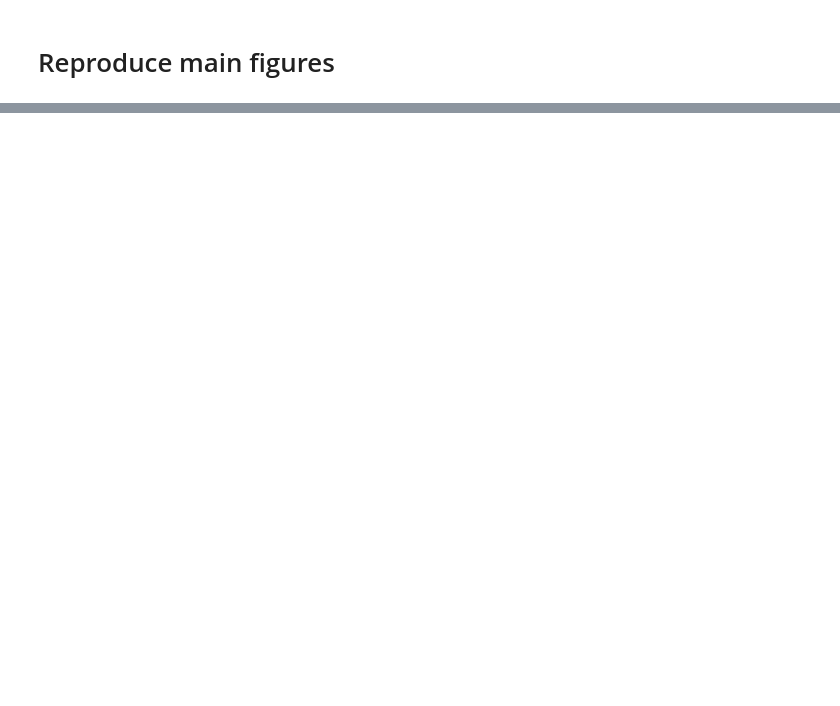
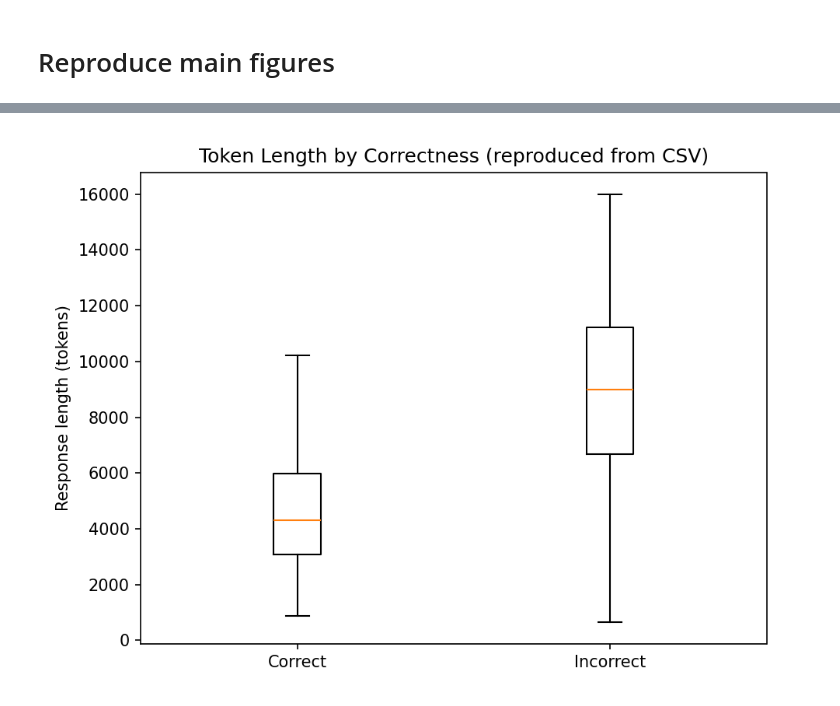
Before and after one commit to zacksifakis/task-hardness-analysis, a Jupyter notebook: notebooks/reproduce.ipynb, the cells around one changed output, grey strips where cells are left out. Cells and saved outputs as stored; diff of their text form; code cells hidden in the pictures; blank space fills up the shorter version.

Commit message:
Week01: notebooks + figures + results_artifacts/week01_qstrict_cap8 (QC+cap=8)

```diff
--- a/notebooks/reproduce.ipynb
+++ b/notebooks/reproduce.ipynb
@@ -8,0 +131,87 @@ Done. See: reports/week01/summary.md
+# %%
+# Reproduce key figures from CSV and DISPLAY them inline.
+# If matplotlib isn't available, show the pre-rendered PNGs from REPORT_DIR.
+
+from IPython.display import Image, Markdown
+
+if plt is None:
+    display(Markdown("> Matplotlib not available here — showing images rendered during the clean run."))
+    for p in ["tok_len_boxplot.png", "mean_nlp_hist_correct.png", "mean_nlp_hist_incorrect.png",
+              "resp_len_boxplot.png"]:  # the last one may or may not exist
+        img = os.path.join(REPORT_DIR, p)
+        if os.path.isfile(img):
+            display(Markdown(f"**{p}**"))
+            display(Image(filename=img))
+else:
+    # Prepare dataframe
+    if pd is not None and hasattr(per_record, "to_dict"):
+        df = per_record.copy()
+    else:
+        import pandas as _pd, csv as _csv
+        with open(PR_CSV, newline="", encoding="utf-8") as f:
+            df = _pd.DataFrame(list(_csv.DictReader(f)))
+
+    # Normalize types
+    df["correct_bool"] = df["correct"].astype(str).str.lower().map({"true": True, "false": False})
+    for col in ("tok_len", "mean_negative_logprob"):
+        if col in df.columns:
+            df[col] = pd.to_numeric(df[col], errors="coerce")
+
+    def boxplot_with_labels(data, labels):
+        try:
+            plt.boxplot(data, tick_labels=labels, showfliers=False)  # mpl >= 3.9
+        except TypeError:
+            plt.boxplot(data, labels=labels, showfliers=False)       # mpl < 3.9
+
+    # --- Fig 1: Token length by correctness ---
+    if {"tok_len","correct_bool"}.issubset(df.columns):
+        corr = df.loc[df["correct_bool"] == True,  "tok_len"].dropna().tolist()
+        inc  = df.loc[df["correct_bool"] == False, "tok_len"].dropna().tolist()
+        data, labels = [], []
+        if corr: data.append(corr); labels.append("Correct")
+        if inc:  data.append(inc);  labels.append("Incorrect")
+        if data:
+            plt.figure()
+            boxplot_with_labels(data, labels)
+            plt.ylabel("Response length (tokens)")
+            plt.title("Token Length by Correctness (reproduced from CSV)")
+            plt.tight_layout()
+            out = os.path.join(FIG_DIR, "01_tok_len_boxplot.png")
+            plt.savefig(out, dpi=150); plt.close()
+            display(Markdown("**01 — Token Length by Correctness**"))
+            display(Image(filename=out))
+            print("Saved:", out)
+
+    # --- Fig 2a: Mean −log p — Correct ---
+    if {"mean_negative_logprob","correct_bool"}.issubset(df.columns):
+        d = df.dropna(subset=["mean_negative_logprob", "correct_bool"])
+        dc  = d[d["correct_bool"] == True]
+        dic = d[d["correct_bool"] == False]
+
+        if not dc.empty:
+            plt.figure()
+            plt.hist(dc["mean_negative_logprob"].to_list(), bins=40)
+            plt.xlabel("Mean negative logprob")
+            plt.ylabel("Count")
+            plt.title("Mean −log p — Correct")
+            plt.tight_layout()
+            out = os.path.join(FIG_DIR, "02_mean_nlp_hist_correct.png")
+            plt.savefig(out, dpi=150); plt.close()
+            display(Markdown("**02 — Mean −log p (Correct)**"))
+            display(Image(filename=out))
+            print("Saved:", out)
+
+        # --- Fig 2b: Mean −log p — Incorrect ---
+        if not dic.empty:
+            plt.figure()
+            plt.hist(dic["mean_negative_logprob"].to_list(), bins=40)
+            plt.xlabel("Mean negative logprob")
+            plt.ylabel("Count")
+            plt.title("Mean −log p — Incorrect")
+            plt.tight_layout()
+            out = os.path.join(FIG_DIR, "03_mean_nlp_hist_incorrect.png")
+            plt.savefig(out, dpi=150); plt.close()
+            display(Markdown("**03 — Mean −log p (Incorrect)**"))
+            display(Image(filename=out))
+            print("Saved:", out)
+# %% [output]
@@ -8,0 +219 @@ Done. See: reports/week01/summary.md
+[figure, added]
```
Also changed, not shown: parts of 7 cells of this notebook, 9 other files.
